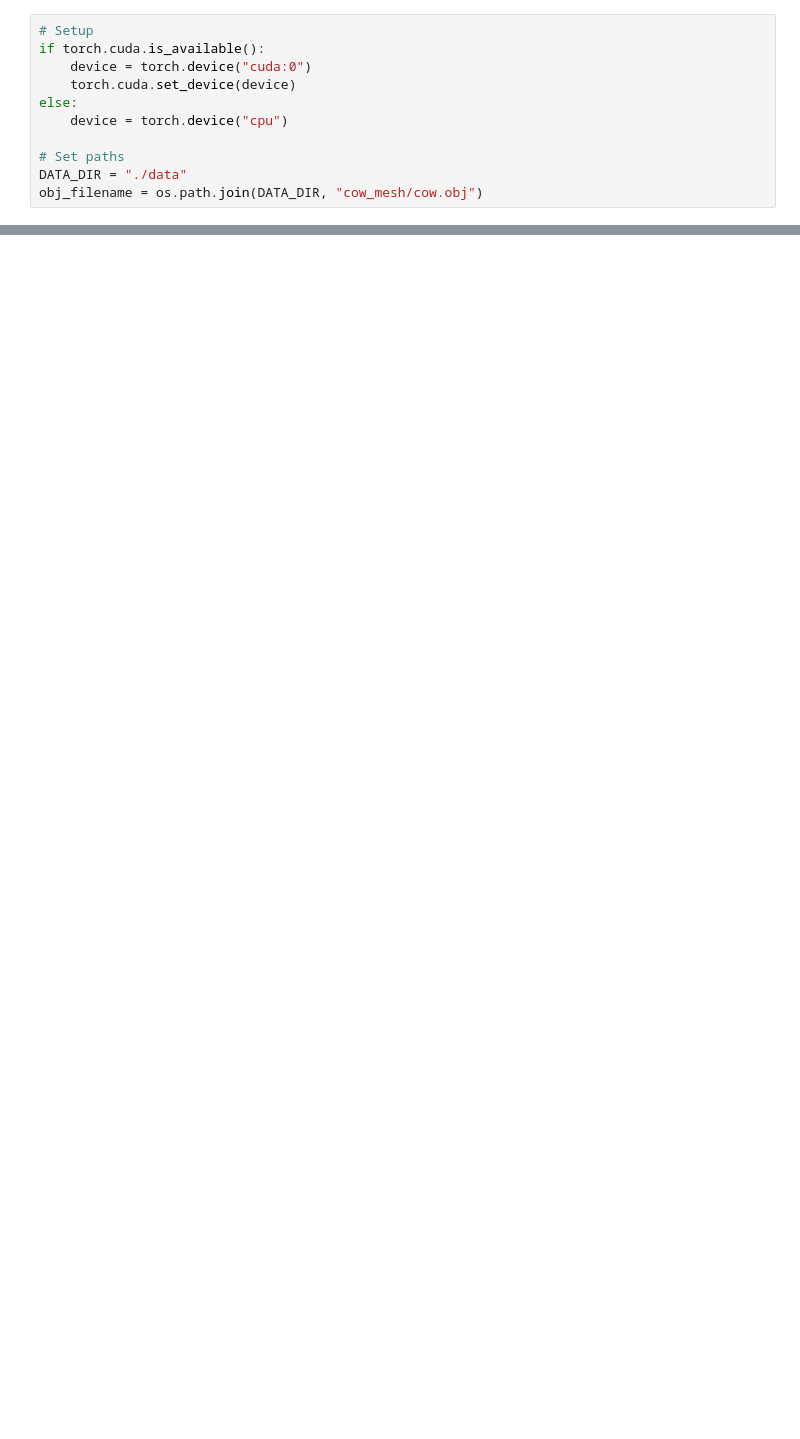
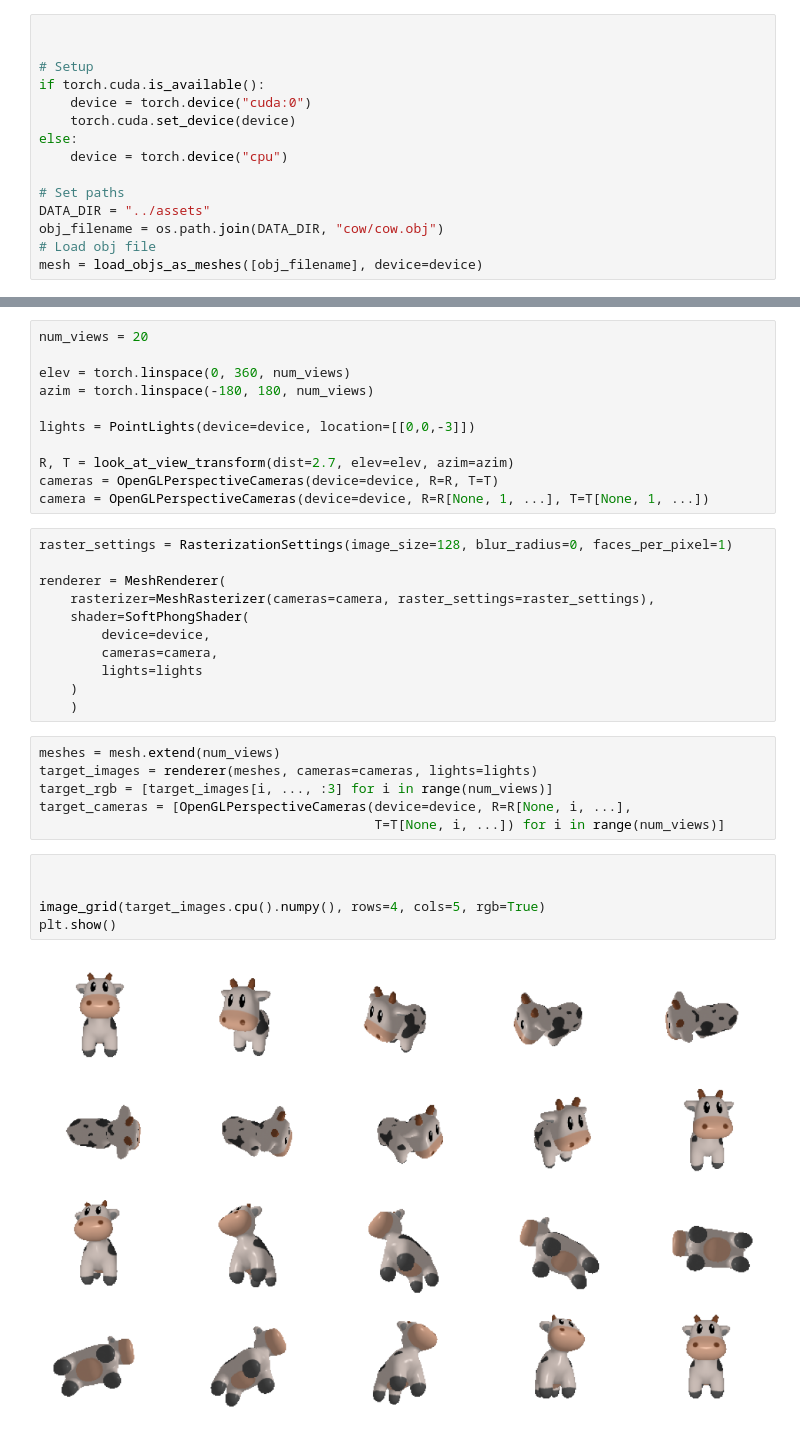
Before and after one commit to ThomasAckermann/rtsmplx, a Jupyter notebook: notebooks/cow_animation.ipynb, the cells around one changed output, grey strips where cells are left out. Drawn from its saved outputs; the diff is of its cells as text; blank space fills up the shorter version.

Commit message:
feat: render with pyrender test

```diff
--- a/notebooks/cow_animation.ipynb
+++ b/notebooks/cow_animation.ipynb
@@ -39,4 +42,6 @@ ModuleNotFoundError: No module named 'pytorch3d'
 # %%
+
+
 # Setup
 if torch.cuda.is_available():
     device = torch.device("cuda:0")
@@ -45,6 +50,8 @@ else:
     device = torch.device("cpu")
 
 # Set paths
-DATA_DIR = "./data"
-obj_filename = os.path.join(DATA_DIR, "cow_mesh/cow.obj")
+DATA_DIR = "../assets"
+obj_filename = os.path.join(DATA_DIR, "cow/cow.obj")
+# Load obj file
+mesh = load_objs_as_meshes([obj_filename], device=device)
 # %%
@@ -63,0 +66,35 @@ mesh.scale_verts_((1.0 / float(scale)));
+# %%
+num_views = 20
+
+elev = torch.linspace(0, 360, num_views)
+azim = torch.linspace(-180, 180, num_views)
+
+lights = PointLights(device=device, location=[[0,0,-3]])
+
+R, T = look_at_view_transform(dist=2.7, elev=elev, azim=azim)
+cameras = OpenGLPerspectiveCameras(device=device, R=R, T=T)
+camera = OpenGLPerspectiveCameras(device=device, R=R[None, 1, ...], T=T[None, 1, ...])
+# %%
+raster_settings = RasterizationSettings(image_size=128, blur_radius=0, faces_per_pixel=1)
+
+renderer = MeshRenderer(
+    rasterizer=MeshRasterizer(cameras=camera, raster_settings=raster_settings),
+    shader=SoftPhongShader(
+        device=device,
+        cameras=camera,
+        lights=lights
+    )
+    )
+# %%
+meshes = mesh.extend(num_views)
+target_images = renderer(meshes, cameras=cameras, lights=lights)
+target_rgb = [target_images[i, ..., :3] for i in range(num_views)]
+target_cameras = [OpenGLPerspectiveCameras(device=device, R=R[None, i, ...],
+                                           T=T[None, i, ...]) for i in range(num_views)]
+# %%
+
+
+image_grid(target_images.cpu().numpy(), rows=4, cols=5, rgb=True)
+plt.show()
+# %% [output]
+[figure, added]
```
Also changed, not shown: parts of 13 cells of this notebook, 1 other file.
